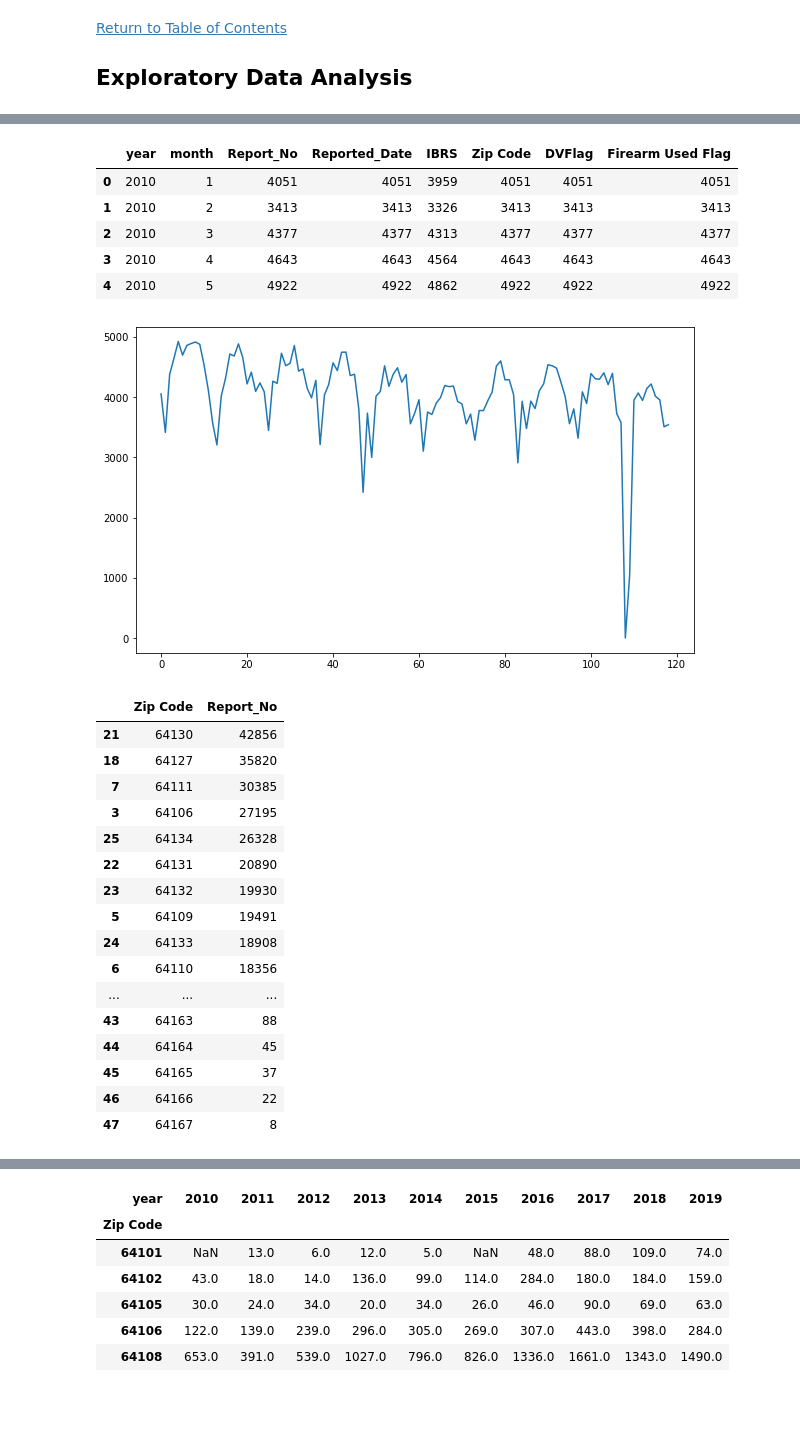
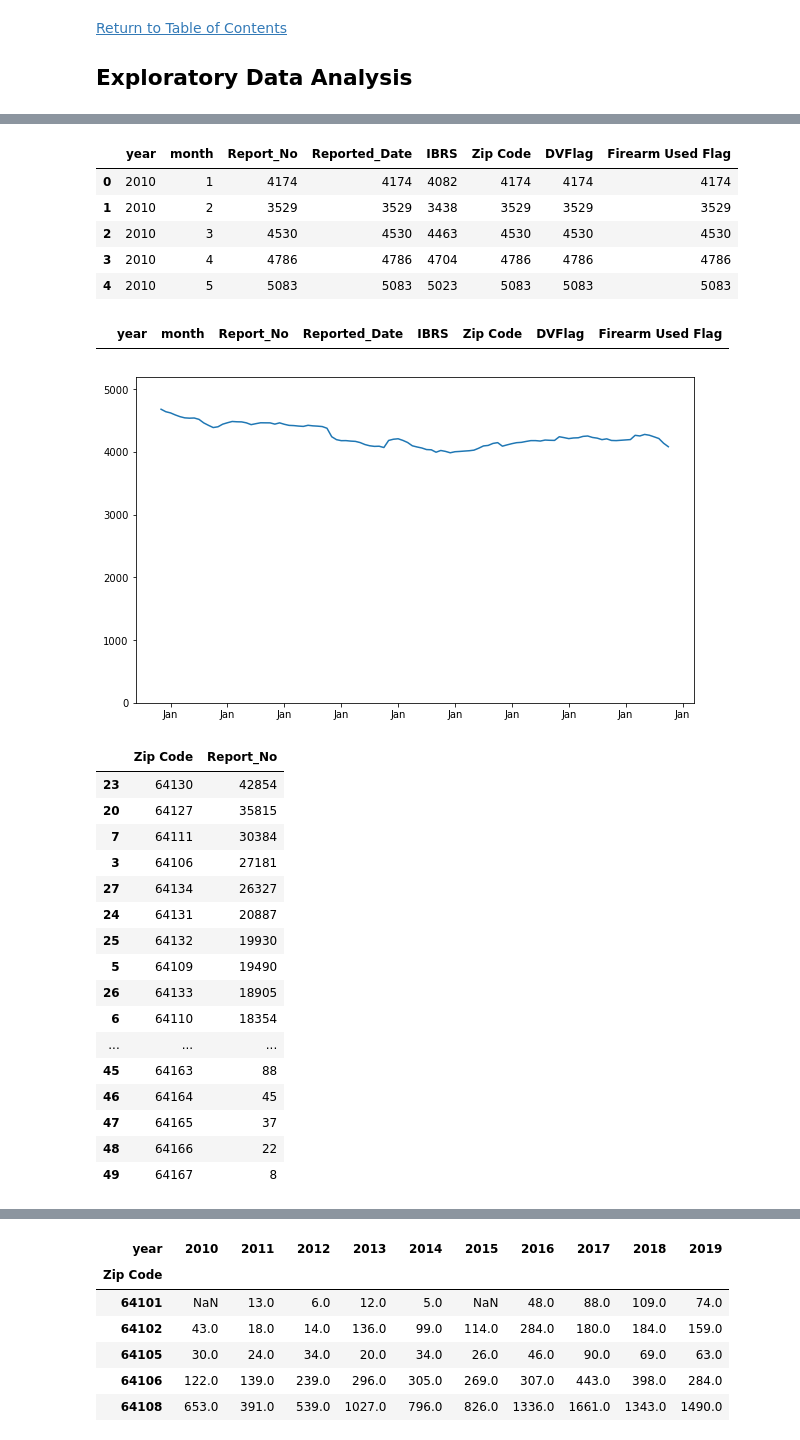
Before and after one commit to sjhaluck/KCMO-Property-and-Crime, a Jupyter notebook: KC_property_crime.ipynb, the cells around one changed output, grey strips where cells are left out. Cells and saved outputs as stored; diff of their text form; code cells hidden in the pictures; blank space fills up the shorter version.

```diff
--- a/KC_property_crime.ipynb
+++ b/KC_property_crime.ipynb
@@ -750,13 +753,19 @@ dtype: object
 # %%
 # create a list of valid values for zip code in Kansas City, Missouri
 valid_zips = [64101, 64102, 64105, 64106, 64108, 64109, 64110, 64111, 64112, 64113,
-              64114, 64117, 64118, 64120, 64123, 64124, 64125, 64126, 64127, 64128,
-              64129, 64130, 64131, 64132, 64133, 64134, 64136, 64137, 64138, 64139,
-              64145, 64146, 64147, 64149, 64151, 64152, 64153, 64154, 64155, 64156,
-              64157, 64158, 64161, 64163, 64164, 64165, 64166, 64167]
+              64114, 64116, 64117, 64118, 64119, 64120, 64123, 64124, 64125, 64126,
+              64127, 64128, 64129, 64130, 64131, 64132, 64133, 64134, 64136, 64137,
+              64138, 64139, 64145, 64146, 64147, 64149, 64151, 64152, 64153, 64154,
+              64155, 64156, 64157, 64158, 64161, 64163, 64164, 64165, 64166, 64167]
 # %%
 # define a function to identify valid KCMO zip codes and ignore the rest
 def clean_zip(zip_code):
+    '''
+    INPUT:
+    zip_code: a zip code given in float format
+    OUTPUT:
+    a string version of the zip code with no decimal point (or NaN if necessary)
+    '''
     try:
         # convert the zip code to an integer
         new_zip = int(zip_code)
@@ -1215,39 +1260,48 @@ crimes_by_date = crimes.groupby(by=['year','month'], as_index=False).count()
 crimes_by_date.head()
 # %% [output]
 |  | year | month | Report_No | Reported_Date | IBRS | Zip Code | DVFlag | Firearm Used Flag |
-| 0 | 2010 | 1 | 4051 | 4051 | 3959 | 4051 | 4051 | 4051 |
-| 1 | 2010 | 2 | 3413 | 3413 | 3326 | 3413 | 3413 | 3413 |
-| 2 | 2010 | 3 | 4377 | 4377 | 4313 | 4377 | 4377 | 4377 |
-| 3 | 2010 | 4 | 4643 | 4643 | 4564 | 4643 | 4643 | 4643 |
-| 4 | 2010 | 5 | 4922 | 4922 | 4862 | 4922 | 4922 | 4922 |
+| 0 | 2010 | 1 | 4174 | 4174 | 4082 | 4174 | 4174 | 4174 |
+| 1 | 2010 | 2 | 3529 | 3529 | 3438 | 3529 | 3529 | 3529 |
+| 2 | 2010 | 3 | 4530 | 4530 | 4463 | 4530 | 4530 | 4530 |
+| 3 | 2010 | 4 | 4786 | 4786 | 4704 | 4786 | 4786 | 4786 |
+| 4 | 2010 | 5 | 5083 | 5083 | 5023 | 5083 | 5083 | 5083 |
+# %%
+crimes_by_date.drop(crimes_by_date.query('year == 2019 & month < 4').index, inplace=True)
+# %%
+crimes_by_date.query('year == 2019 & month < 4')
+# %% [output]
+|  | year | month | Report_No | Reported_Date | IBRS | Zip Code | DVFlag | Firearm Used Flag |
 # %%
 # plot the trend of crime counts over time
 plt.figure(figsize=(10,6))
-plt.plot(crimes_by_date.index, crimes_by_date['Report_No'])
+rolling_crimes = crimes_by_date['Report_No'].rolling(window=12).mean()
+plt.plot(crimes_by_date.index, rolling_crimes)
+plt.ylim([0,5200])
+plt.xticks(np.arange(13,122,12), ['Jan']*10)
 plt.show()
 # %% [output]
-[figure, old version]
+[figure, new version]
 # %%
 # identify top zip codes by crime count over the 10-year period
 crimes.sort_values(by='Zip Code').groupby(by=['Zip Code'], as_index=False).count()[['Zip Code','Report_No']].sort_values(by='Report_No', ascending=False)
 # %% [output]
 |  | Zip Code | Report_No |
-| 21 | 64130 | 42856 |
-| 18 | 64127 | 35820 |
-| 7 | 64111 | 30385 |
-| 3 | 64106 | 27195 |
-| 25 | 64134 | 26328 |
-| 22 | 64131 | 20890 |
-| 23 | 64132 | 19930 |
-| 5 | 64109 | 19491 |
-| 24 | 64133 | 18908 |
-| 6 | 64110 | 18356 |
+| 23 | 64130 | 42854 |
+| 20 | 64127 | 35815 |
+| 7 | 64111 | 30384 |
+| 3 | 64106 | 27181 |
+| 27 | 64134 | 26327 |
+| 24 | 64131 | 20887 |
+| 25 | 64132 | 19930 |
+| 5 | 64109 | 19490 |
+| 26 | 64133 | 18905 |
+| 6 | 64110 | 18354 |
 | ... | ... | ... |
-| 43 | 64163 | 88 |
-| 44 | 64164 | 45 |
-| 45 | 64165 | 37 |
-| 46 | 64166 | 22 |
-| 47 | 64167 | 8 |
+| 45 | 64163 | 88 |
+| 46 | 64164 | 45 |
+| 47 | 64165 | 37 |
+| 48 | 64166 | 22 |
+| 49 | 64167 | 8 |
 # %%
 # sort the property violations by their entry date
 violations.sort_values(by='Violation Entry Date', inplace=True)
```
Also changed, not shown: parts of 36 cells of this notebook, 24 other files.
